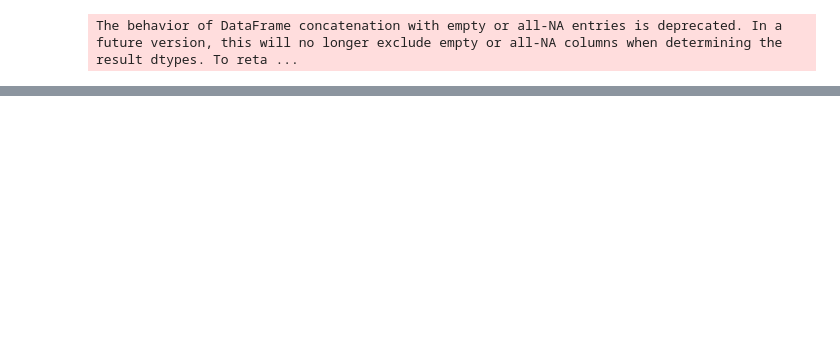
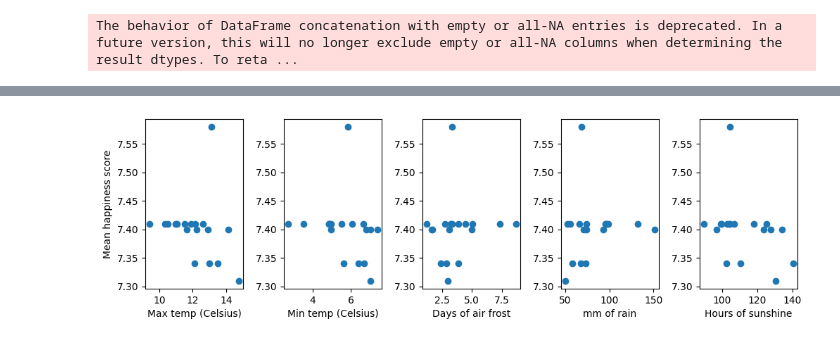
Before and after one commit to seang096/weather-happiness-assessment, a Jupyter notebook: analysis.ipynb, the cells around one changed output, grey strips where cells are left out. Cells and saved outputs as stored; diff of their text form; code cells hidden in the pictures; blank space fills up the shorter version.

Commit message:
all questions finished, but need to tidy up presentation

```diff
--- a/analysis.ipynb
+++ b/analysis.ipynb
@@ -181,3 +181,45 @@ test_labels_comparison
 | whitby | 2011.653846 | 6.419580 | 13.514685 | 6.700350 | 2.381119 | 58.254895 | 140.484266 | 54.481 | -0.624 | Middle | ... |
 | wickairport | 1969.148789 | 6.520761 | 10.509343 | 4.852249 | 3.854671 | 65.838235 | 104.285813 | 58.454 | -3.088 | Top | ... |
 | yeovilton | 1993.131915 | 6.485106 | 14.457872 | 6.120000 | 4.327660 | 59.970638 | 128.466383 | 51.006 | -2.641 | Bottom | ... |
+# %%
+## Question B.3
+
+import geopandas as gpd
+
+region_gdf = gpd.read_file("boundaries_package.gpkg").to_crs('EPSG:4326').rename(columns={'nuts118nm':'region'})
+
+#print(region_gdf['geometry'])
+
+def add_region_to_df(df):
+
+    gdf = gpd.GeoDataFrame(df, geometry=gpd.points_from_xy(df['longitude'], df['latitude']), crs='EPSG:4326')
+
+    #print(pd.concat([gdf['geometry'],region_gdf['geometry']], axis=1))
+
+    return gdf.sjoin(region_gdf, how='inner', predicate='within')
+
+means_with_region = add_region_to_df(means_by_station)
+# %%
+happiness_df = pd.read_csv('happiness_data.csv')
+
+happiness_df = happiness_df.join(means_with_region.set_index('region'), on='region',
+                  how='inner',
+                  lsuffix='_left',
+                  rsuffix='_right').reset_index()
+# %%
+import matplotlib.pyplot as plt
+import math
+
+weather_features = {'tmax': 'Max temp (Celsius)', 'tmin': 'Min temp (Celsius)', 'af':'Days of air frost', 'rain':'mm of rain', 'sun': 'Hours of sunshine'}
+
+fig, axs = plt.subplots(nrows=1, ncols=len(weather_features), figsize=(10,3))
+
+fig.tight_layout()
+
+axs[0].set_ylabel('Mean happiness score')
+
+for idx, (feature, feature_label) in enumerate(weather_features.items()):
+    axs[idx].scatter(happiness_df[feature], happiness_df['mean happiness score'])
+    axs[idx].set_xlabel(feature_label)
+# %% [output]
+[figure, added]
```
Also changed, not shown: parts of 5 cells of this notebook, 4 other files.
